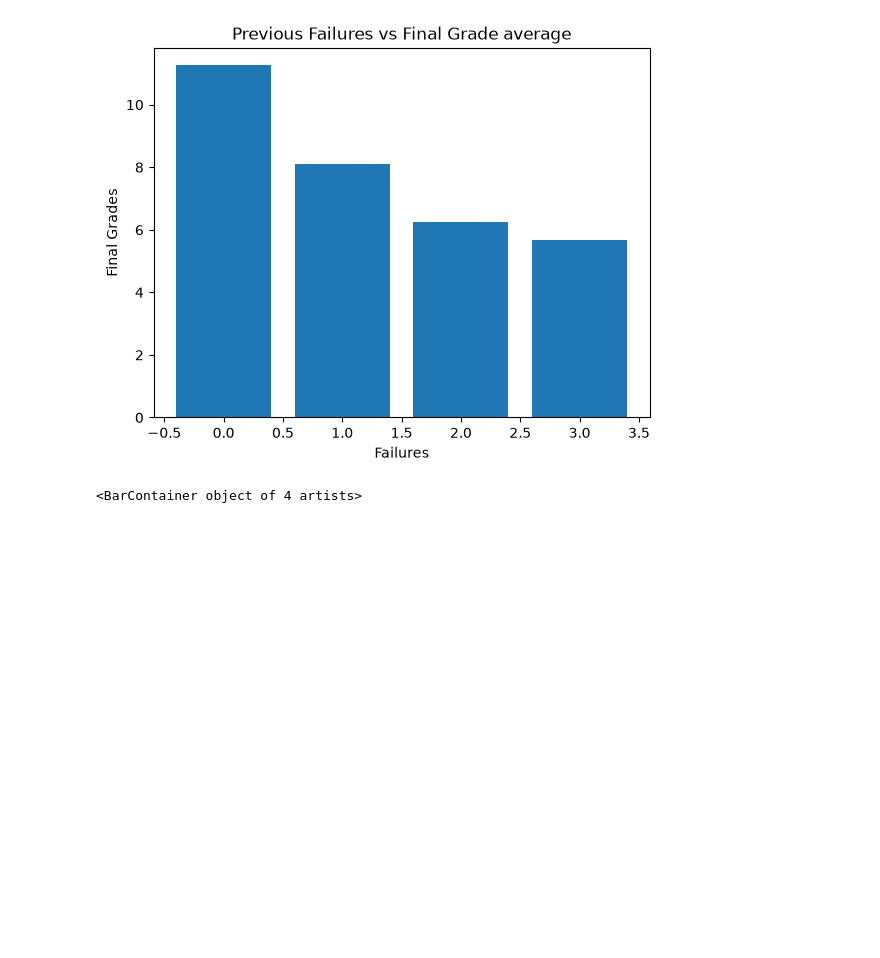
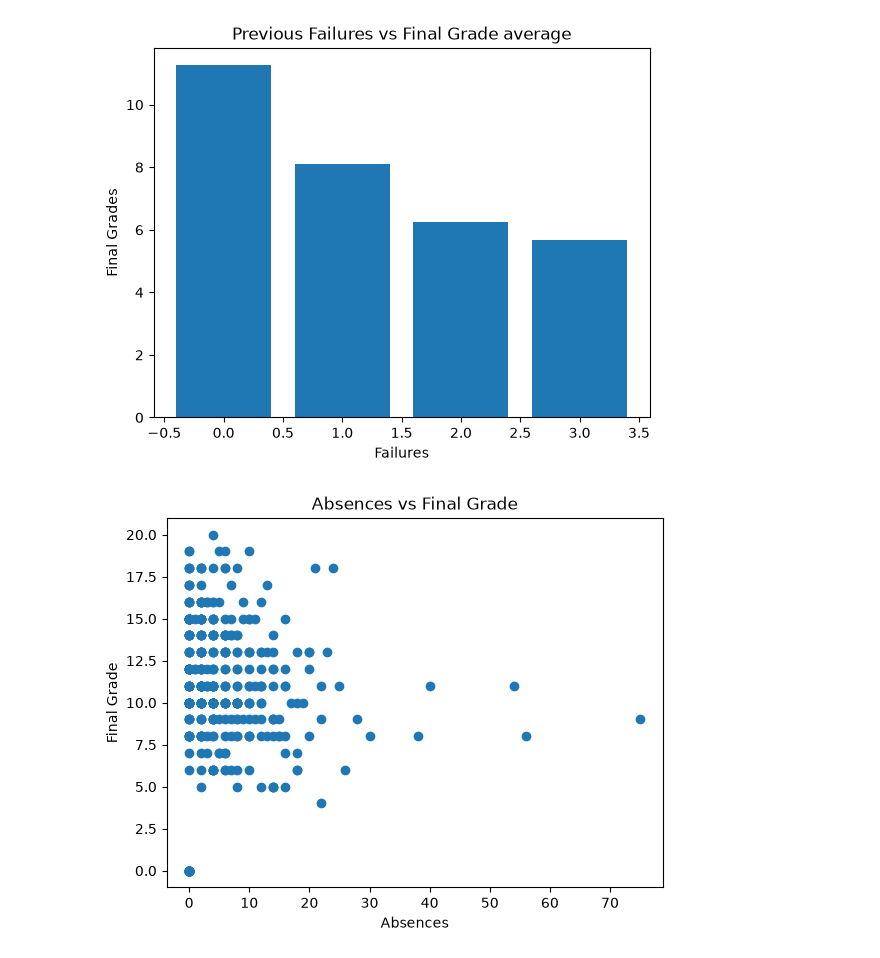
Before and after one commit to muhammadaqil-0504/Student-performance-Analysis, a Jupyter notebook: student performance analysis system.ipynb, the cells around one changed output. Cells and saved outputs as stored; diff of their text form; code cells hidden in the pictures; blank space fills up the shorter version.

Commit message:
Add EDA of absences and Mother education on final Grade

```diff
--- a/student performance analysis system.ipynb
+++ b/student performance analysis system.ipynb
@@ -95,5 +95,13 @@ plt.show()
 # %% [output]
 [figure]
 # %%
+#Absences vs Average Final Grade
+correlation=dataset["absences"].corr(dataset["G3"])
+plt.scatter(dataset["absences"], dataset["G3"])
+plt.title("Absences vs Final Grade")
+plt.xlabel("Absences")
+plt.ylabel("Final Grade")
+plt.savefig("Absences_vs_final_Grade")
+plt.show()
 # %% [output]
-<BarContainer object of 4 artists>
+[figure, added]
```
Also changed, not shown: parts of 2 cells of this notebook, 2 other files.
